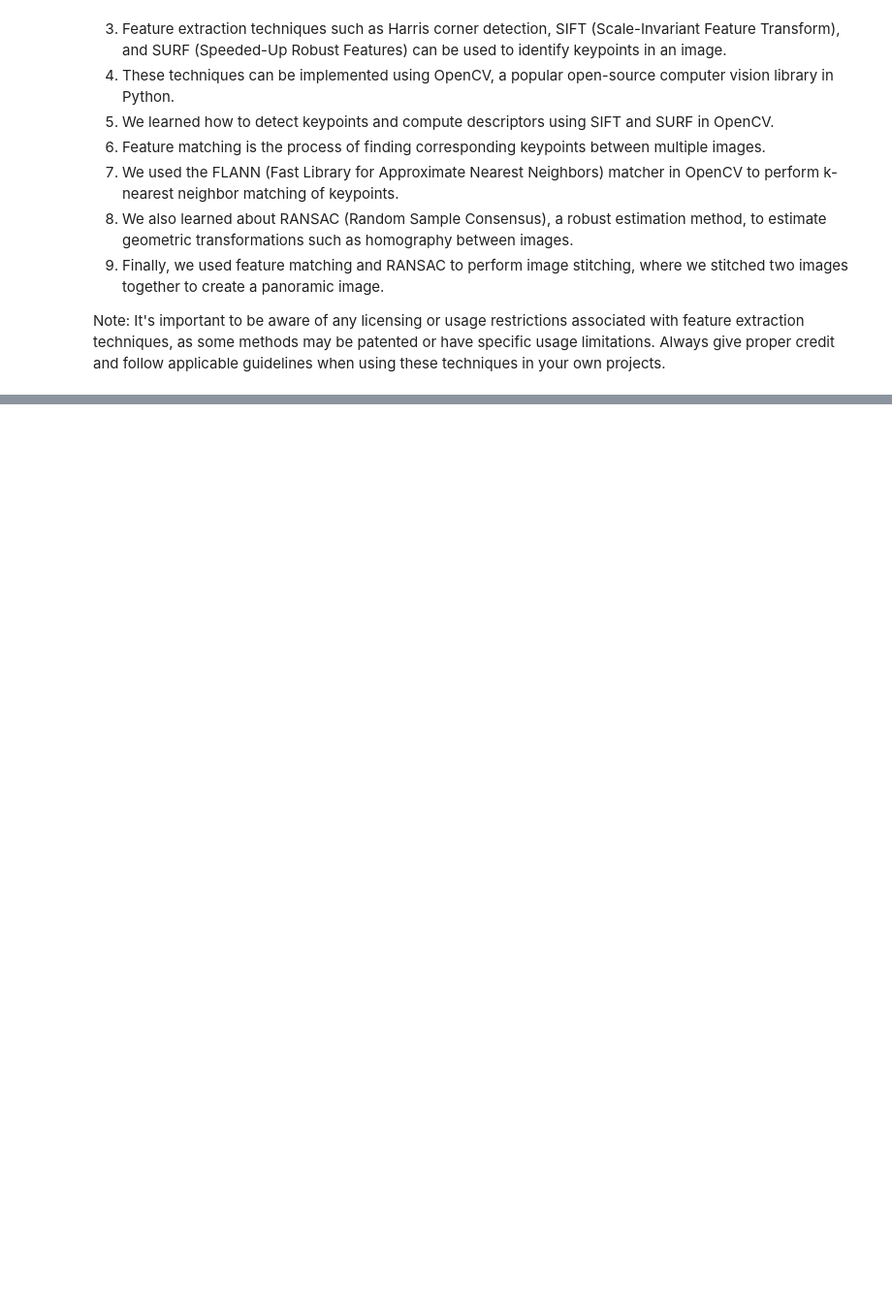
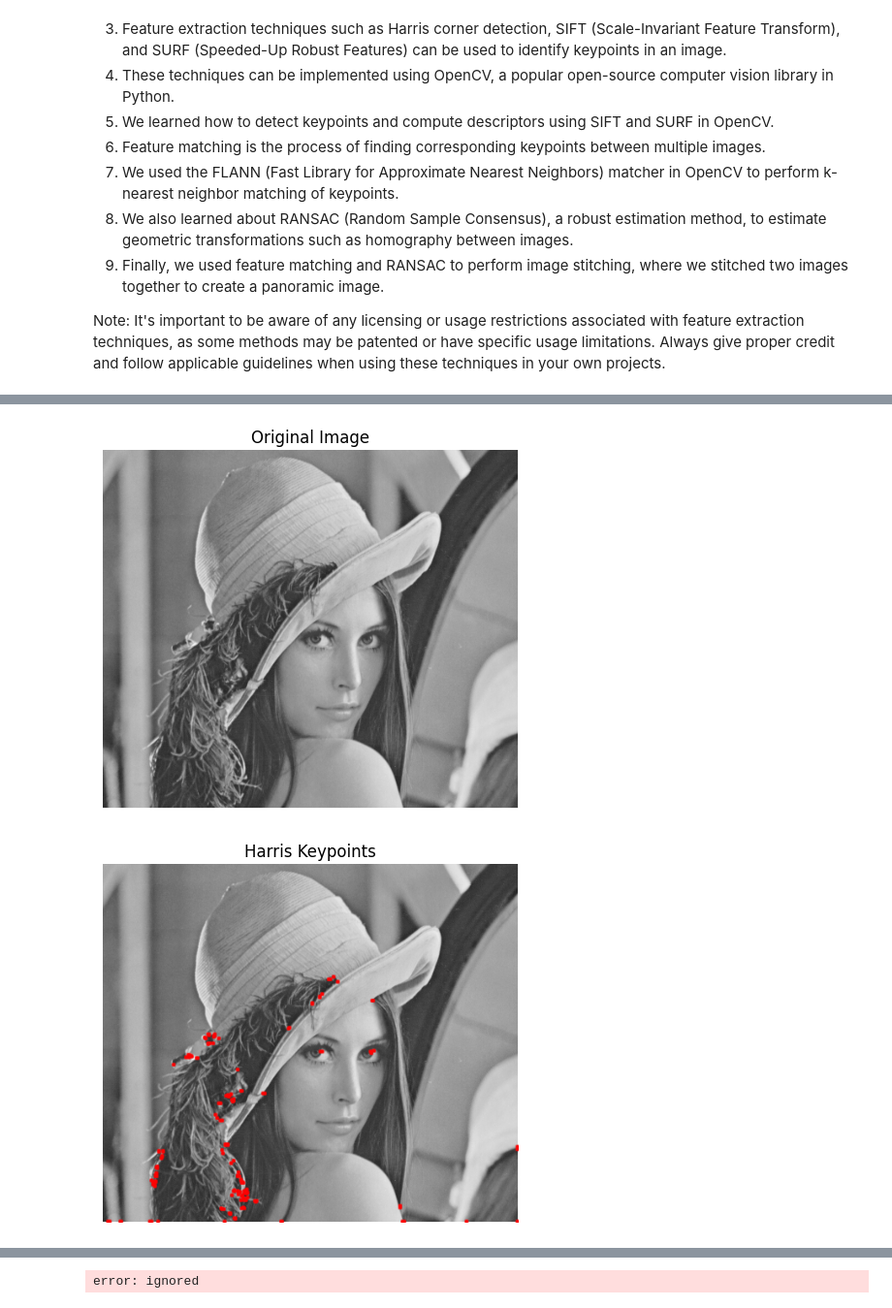
Before and after one commit to RanaMudassarRasool/image-Processing-with-OpenCV, a Jupyter notebook: Lesson_5_Image_Feature_Extraction.ipynb, the cells around one changed output, grey strips where cells are left out. Shown at 97% size. Cells and saved outputs as stored; diff of their text form; code cells hidden in the pictures; blank space fills up the shorter version.

```diff
--- a/Lesson_5_Image_Feature_Extraction.ipynb
+++ b/Lesson_5_Image_Feature_Extraction.ipynb
@@ -534,0 +560,68 @@ Note: It's important to be aware of any licensing or usage restrictions associat
+# %%
+import cv2
+import matplotlib.pyplot as plt
+
+# Load the image
+image = cv2.imread('abc.png', cv2.IMREAD_GRAYSCALE)
+
+# Display the original image
+plt.imshow(cv2.cvtColor(image, cv2.COLOR_BGR2RGB))
+plt.title('Original Image')
+plt.axis('off')
+plt.show()
+
+# Harris Corner Detection
+# Apply Harris corner detection
+dst = cv2.cornerHarris(image, blockSize=2, ksize=3, k=0.04)
+dst = cv2.dilate(dst, None)
+
+# Extract keypoints from the Harris corner response
+keypoints_harris = []
+for i in range(dst.shape[0]):
+    for j in range(dst.shape[1]):
+        if dst[i, j] > 0.01 * dst.max():
+            keypoints_harris.append(cv2.KeyPoint(j, i, 1))
+
+# Draw keypoints on the original image
+image_harris = cv2.drawKeypoints(image, keypoints_harris, None, color=(0, 0, 255), flags=cv2.DRAW_MATCHES_FLAGS_DRAW_RICH_KEYPOINTS)
+
+# Display the image with Harris keypoints
+plt.imshow(cv2.cvtColor(image_harris, cv2.COLOR_BGR2RGB))
+plt.title('Harris Keypoints')
+plt.axis('off')
+plt.show()
+
+# SIFT Feature Extraction
+# Create SIFT object
+sift = cv2.xfeatures2d.SIFT_create()
+
+# Detect keypoints and compute descriptors using SIFT
+keypoints_sift, descriptors_sift = sift.detectAndCompute(image, None)
+
+# Draw keypoints on the original image
+image_sift = cv2.drawKeypoints(image, keypoints_sift, None, color=(0, 255, 0), flags=cv2.DRAW_MATCHES_FLAGS_DRAW_RICH_KEYPOINTS)
+
+# Display the image with SIFT keypoints
+plt.imshow(cv2.cvtColor(image_sift, cv2.COLOR_BGR2RGB))
+plt.title('SIFT Keypoints')
+plt.axis('off')
+plt.show()
+
+# SURF Feature Extraction
+# Create SURF object
+surf = cv2.xfeatures2d.SURF_create()
+
+# Detect keypoints and compute descriptors using SURF
+keypoints_surf, descriptors_surf = surf.detectAndCompute(image, None)
+
+# Draw keypoints on the original image
+image_surf = cv2.drawKeypoints(image, keypoints_surf, None, color=(255, 0, 0), flags=cv2.DRAW_MATCHES_FLAGS_DRAW_RICH_KEYPOINTS)
+
+# Display the image with SURF keypoints
+plt.imshow(cv2.cvtColor(image_surf, cv2.COLOR_BGR2RGB))
+plt.title('SURF Keypoints')
+plt.axis('off')
+plt.show()
+# %% [output]
+[figure, added]
+[figure, added]
@@ -534,0 +629 @@ Note: It's important to be aware of any licensing or usage restrictions associat
+error: ignored
```
Also changed, not shown: parts of 2 cells of this notebook.
